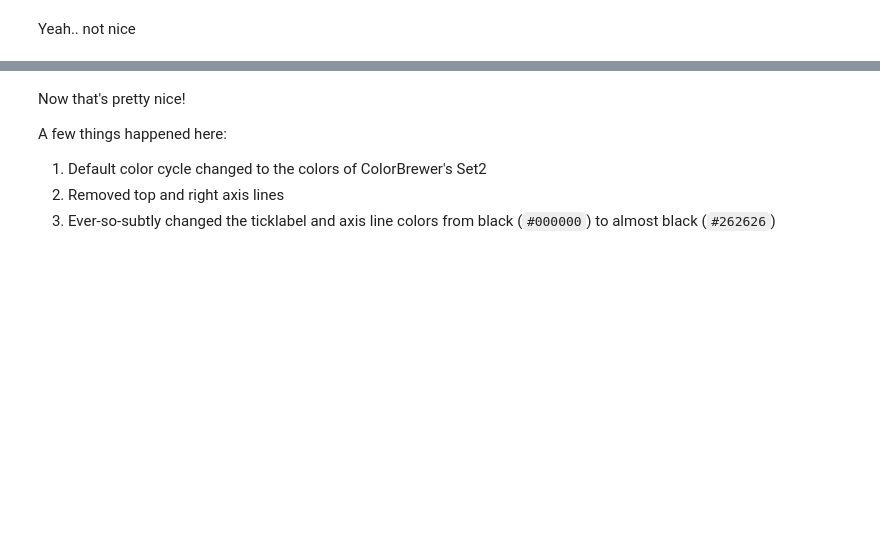
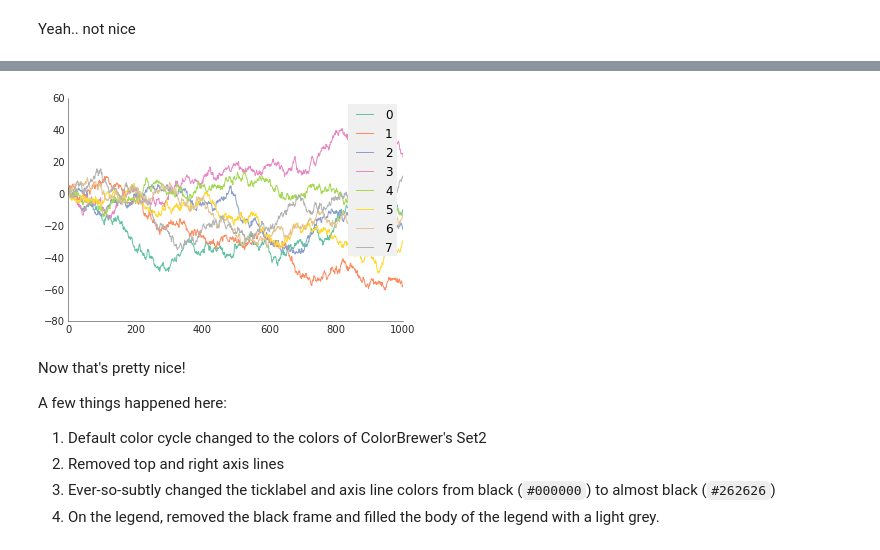
Before and after one commit to olgabot/prettyplotlib, a Jupyter notebook: examples/plot.ipynb, the cells around one changed output, grey strips where cells are left out. Saved outputs shown, nothing was run; the diff lists cells and outputs as text; code cells hidden in the pictures; blank space fills up the shorter version.

```diff
--- a/examples/plot.ipynb
+++ b/examples/plot.ipynb
@@ -50,10 +54,39 @@ fig.savefig('plot_prettyplotlib_default.pdf')
+# %%
+import prettyplotlib as ppl
+
+# prettyplotlib imports
+from prettyplotlib import plt
+from prettyplotlib import mpl
+from prettyplotlib import brewer2mpl
+
+# Set the random seed for consistency
+np.random.seed(12)
+
+fig, ax = plt.subplots(1)
+
+# Show the whole color range
+for i in range(8):
+    y = np.random.normal(size=1000).cumsum()
+    x = np.arange(1000)
+
+    # For now, you need to specify both x and y :(
+    # Still figuring out how to specify just one
+    ppl.plot(ax, x, y, label=str(i))
+
+ppl.legend(ax)
+
+fig.savefig('plot_prettyplotlib_default.png')
+fig.savefig('plot_prettyplotlib_default.pdf')
+# %% [output]
+[figure, added]
 # %% [markdown]
 Now that's pretty nice!
 
 A few things happened here:
 
 1. Default color cycle changed to the colors of ColorBrewer's Set2
-3. Removed top and right axis lines
-4. Ever-so-subtly changed the ticklabel and axis line colors from black (`#000000`) to almost black (`#262626`)
+2. Removed top and right axis lines
+3. Ever-so-subtly changed the ticklabel and axis line colors from black (`#000000`) to almost black (`#262626`)
+4. On the legend, removed the black frame and filled the body of the legend with a light grey.
 # %%
 matplotlib.axes.Axes.tick_params(
```
Also changed, not shown: parts of 2 cells of this notebook, 9 other files.
